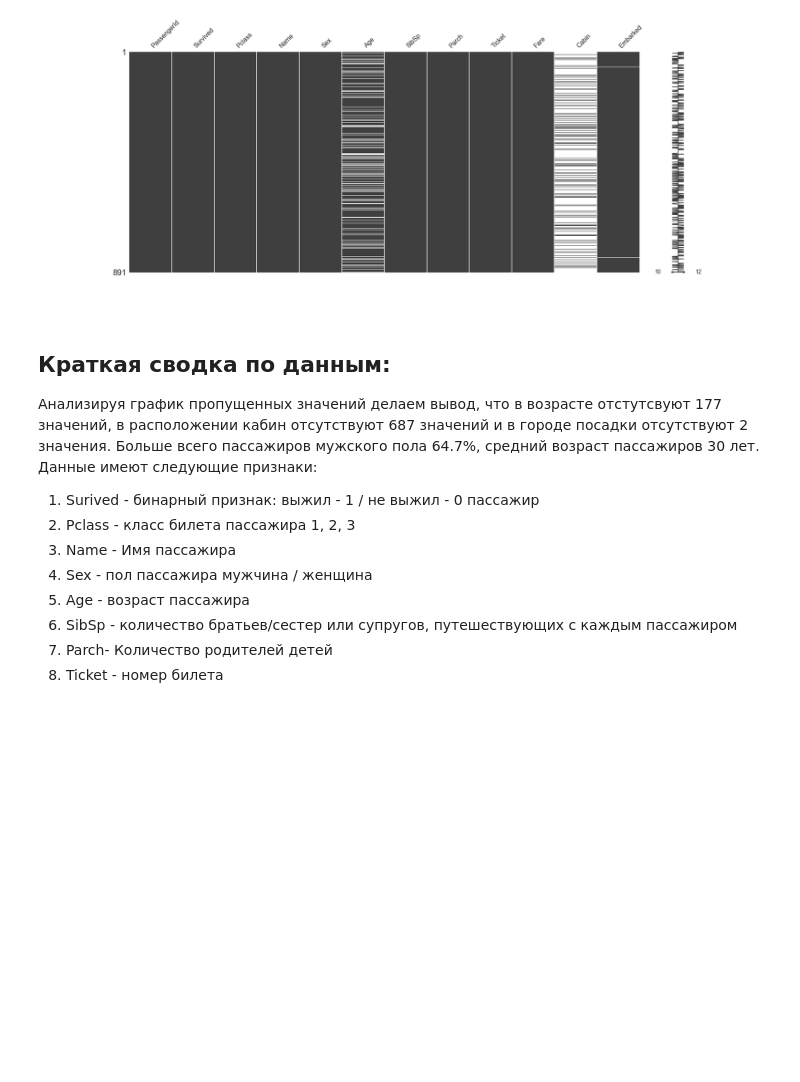
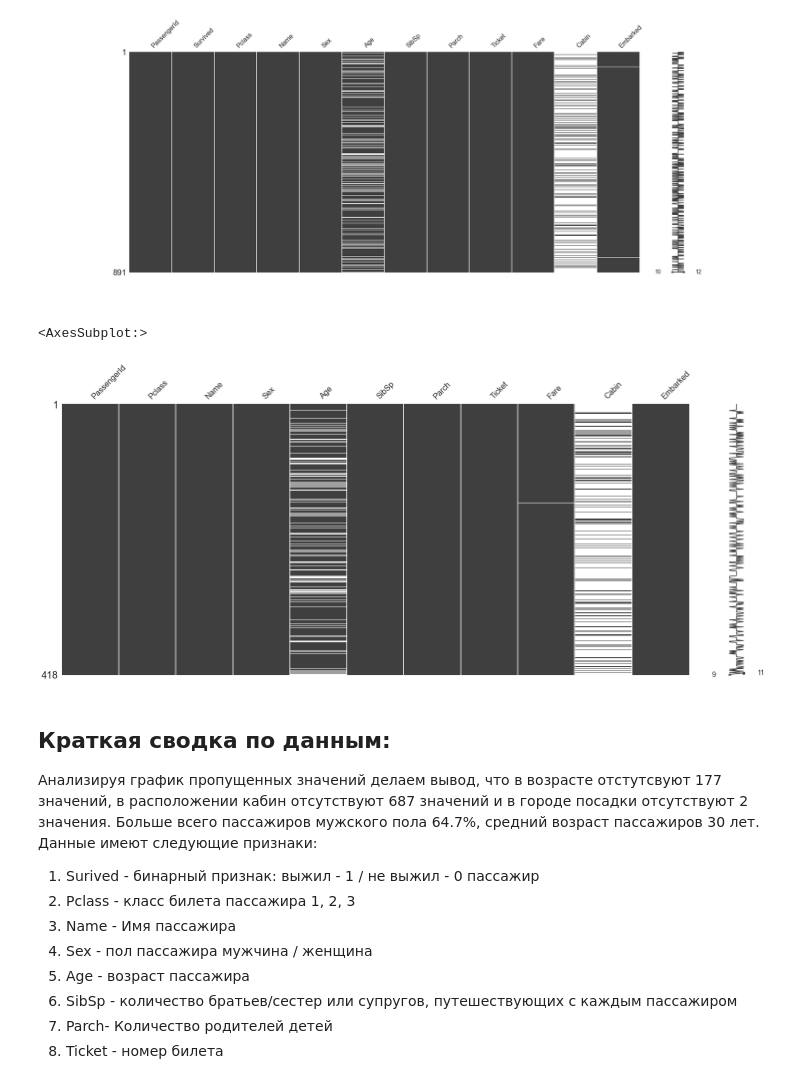
Before and after one commit to ex3del/lab4_iad, a Jupyter notebook: Без названия.ipynb, the cells around one changed output. Cells and saved outputs as stored; diff of their text form; code cells hidden in the pictures; blank space fills up the shorter version.

```diff
--- a/Без названия.ipynb
+++ b/Без названия.ipynb
@@ -159,6 +164,12 @@ from IPython.display import Image
 Image('missing_info.png')
 # %% [output]
 [figure]
+# %%
+import missingno as msn
+msn.matrix(test_df)
+# %% [output]
+<AxesSubplot:>
+[figure, added]
 # %% [markdown]
 ## Краткая сводка по данным:
 Анализируя график пропущенных значений делаем вывод, что в возрасте отстутсвуют 177 значений, в расположении кабин отсутствуют 687 значений и в городе посадки отсутствуют 2 значения. Больше всего пассажиров мужского пола 64.7%, средний возраст пассажиров 30 лет.
```
Also changed, not shown: parts of 47 cells of this notebook.
